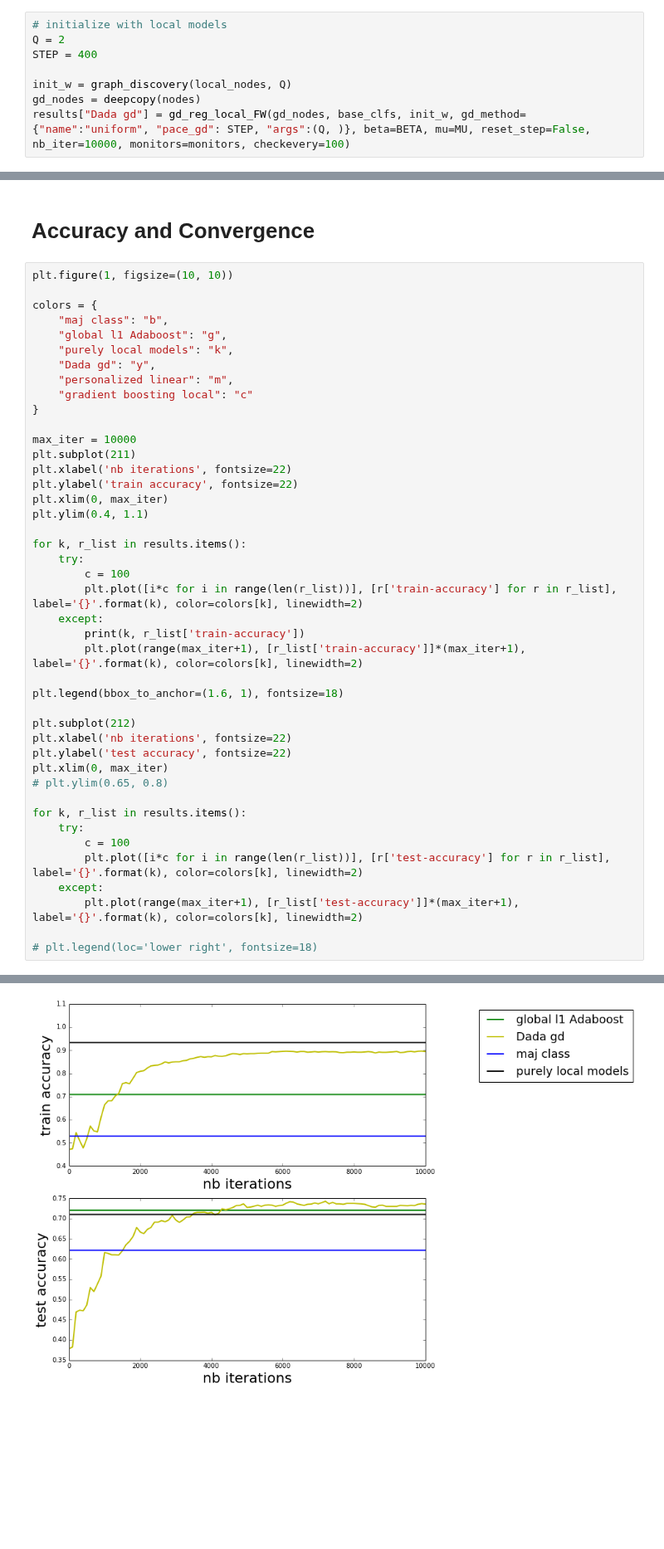
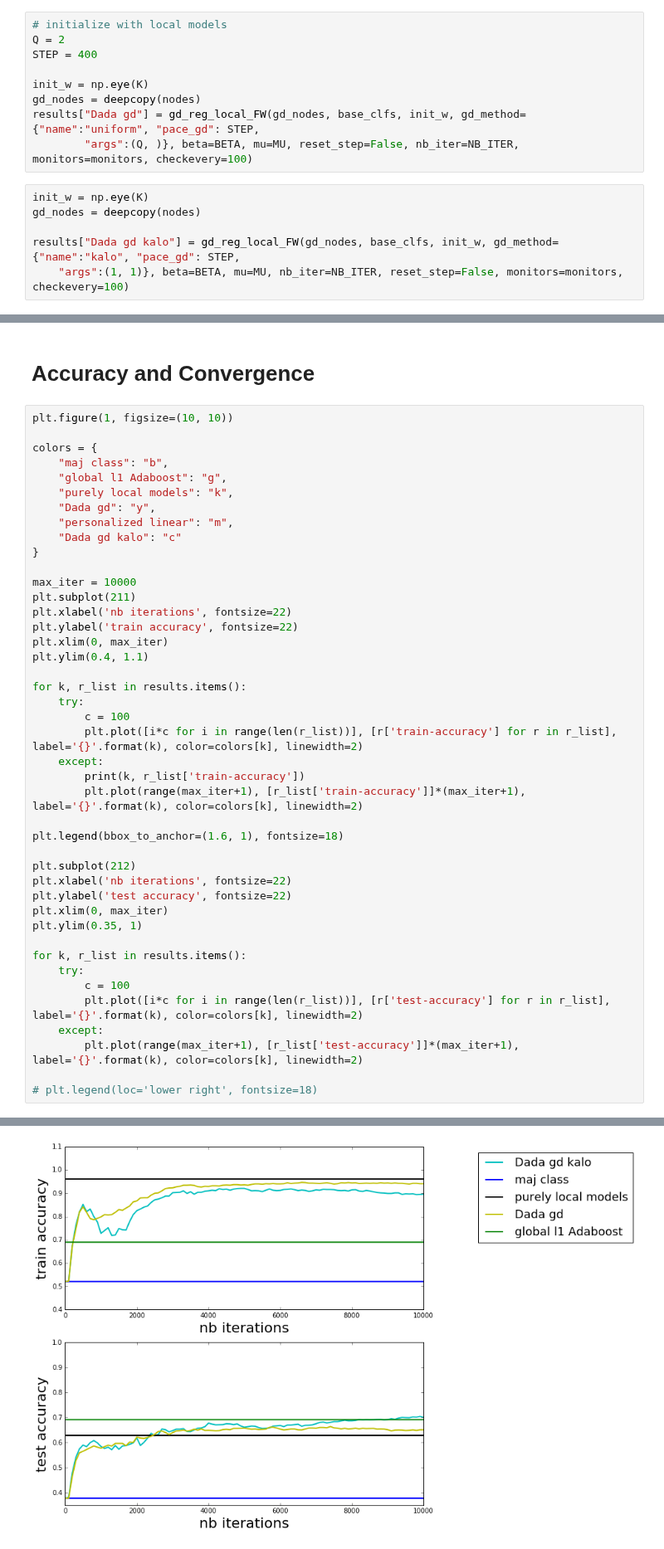
Before and after one commit to vzantedeschi/Dada, a Jupyter notebook: notebooks/Computers.ipynb, the cells around one changed output, grey strips where cells are left out. Shown at 83% size. Drawn from its saved outputs; the diff is of its cells as text; blank space fills up the shorter version.

Commit message:
first results on computer

```diff
--- a/notebooks/Computers.ipynb
+++ b/notebooks/Computers.ipynb
@@ -59,9 +60,16 @@ results["purely local models"]["test-accuracy"] = central_test_accuracy(local_no
 Q = 2
 STEP = 400
 
-init_w = graph_discovery(local_nodes, Q)
+init_w = np.eye(K)
 gd_nodes = deepcopy(nodes)
-results["Dada gd"] = gd_reg_local_FW(gd_nodes, base_clfs, init_w, gd_method={"name":"uniform", "pace_gd": STEP, "args":(Q, )}, beta=BETA, mu=MU, reset_step=False, nb_iter=10000, monitors=monitors, checkevery=100)
+results["Dada gd"] = gd_reg_local_FW(gd_nodes, base_clfs, init_w, gd_method={"name":"uniform", "pace_gd": STEP,
+        "args":(Q, )}, beta=BETA, mu=MU, reset_step=False, nb_iter=NB_ITER, monitors=monitors, checkevery=100)
+# %%
+init_w = np.eye(K)
+gd_nodes = deepcopy(nodes)
+
+results["Dada gd kalo"] = gd_reg_local_FW(gd_nodes, base_clfs, init_w, gd_method={"name":"kalo", "pace_gd": STEP,
+    "args":(1, 1)}, beta=BETA, mu=MU, nb_iter=NB_ITER, reset_step=False, monitors=monitors, checkevery=100)
 # %%
 maj_nodes = deepcopy(nodes)
 maj_accs = maj_class_accuracy(maj_nodes)
@@ -79,7 +87,7 @@ colors = {
     "purely local models": "k",
     "Dada gd": "y",
     "personalized linear": "m",
-    "gradient boosting local": "c"
+    "Dada gd kalo": "c"
 }
 
 max_iter = 10000
@@ -103,7 +111,7 @@ plt.subplot(212)
 plt.xlabel('nb iterations', fontsize=22)
 plt.ylabel('test accuracy', fontsize=22)
 plt.xlim(0, max_iter)
-# plt.ylim(0.65, 0.8)
+plt.ylim(0.35, 1)
 
 for k, r_list in results.items():
     try:
@@ -120,4 +128,4 @@ purely local models 0.933157894737
-[figure, old version]
+[figure, new version]
 # %%
 # convergence
 
```
Also changed, not shown: parts of 3 cells of this notebook, 5 other files.
